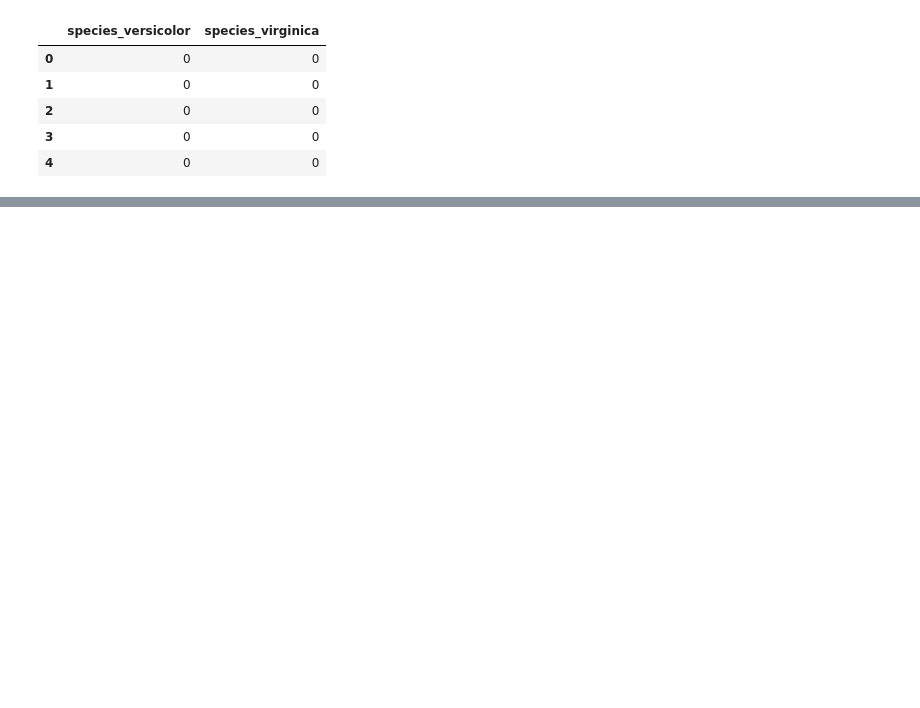
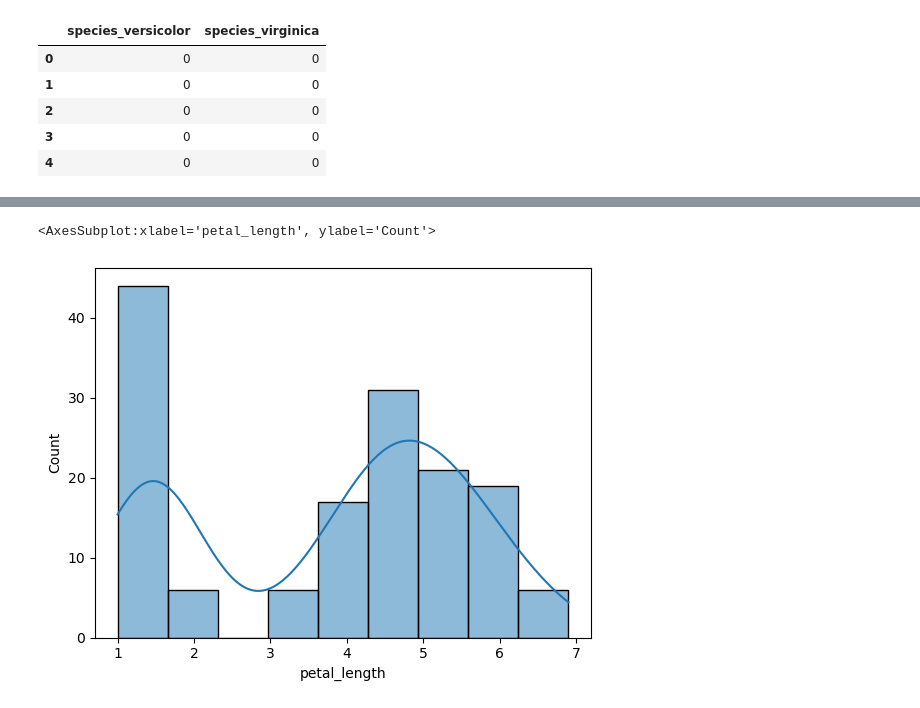
Before and after one commit to carlopdeleon/classification-exercises, a Jupyter notebook: classification_exercises.ipynb, the cells around one changed output, grey strips where cells are left out. Drawn from its saved outputs; the diff is of its cells as text; code cells hidden in the pictures; blank space fills up the shorter version.

```diff
--- a/classification_exercises.ipynb
+++ b/classification_exercises.ipynb
@@ -1006,0 +1092,5 @@ validate.head()
+# %%
+sns.histplot(iris_explore.petal_length, kde=True )
+# %% [output]
+<AxesSubplot:xlabel='petal_length', ylabel='Count'>
+[figure, added]
```
Also changed, not shown: parts of 173 cells of this notebook.
